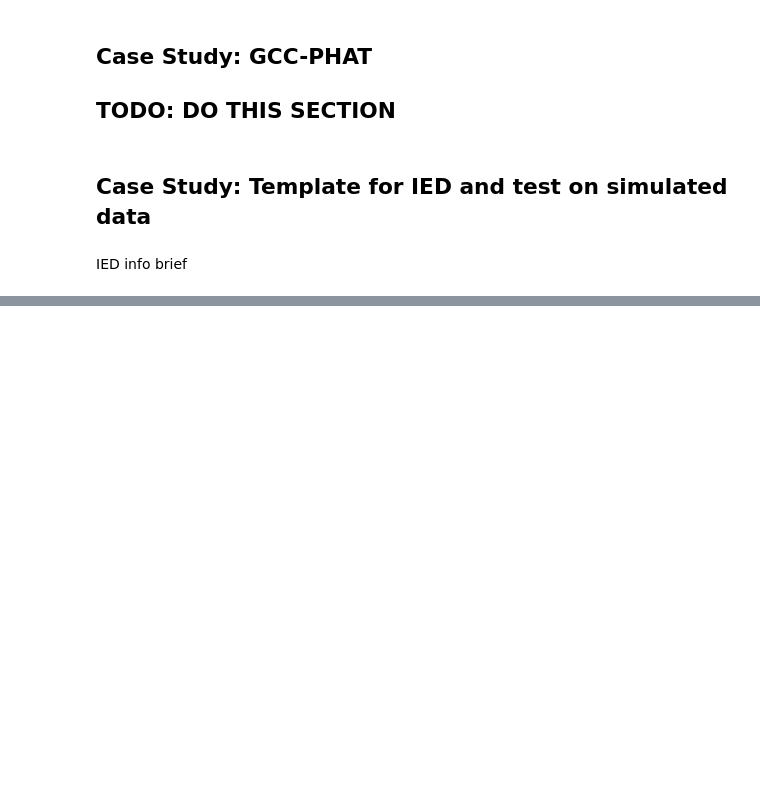
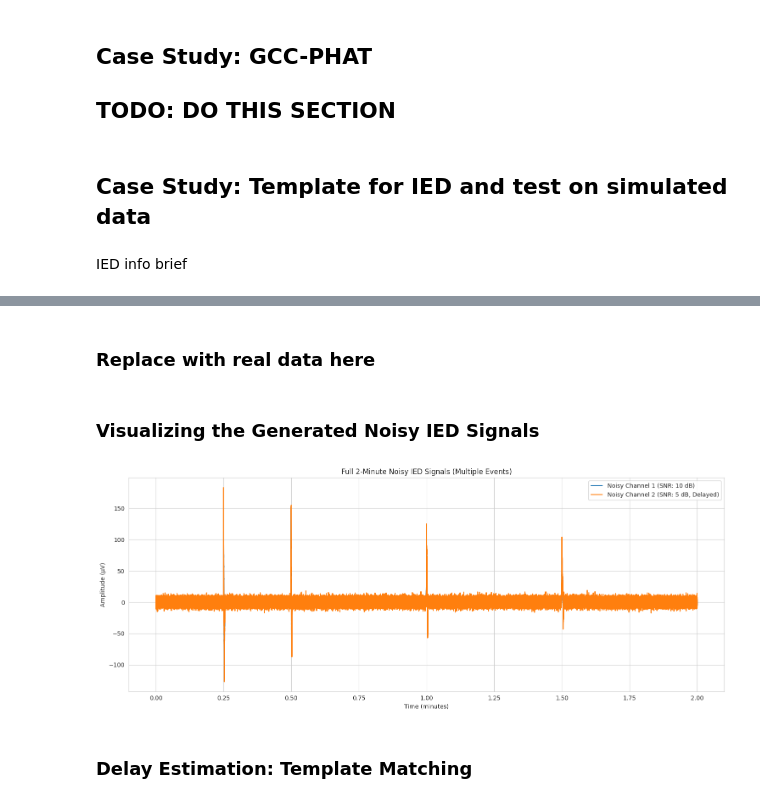
Before and after one commit to ysn9vq-gmu/rqe_tutorials, a Jupyter notebook: corr-info.ipynb, the cells around one changed output, grey strips where cells are left out. Saved outputs shown, nothing was run; the diff lists cells and outputs as text; code cells hidden in the pictures; blank space fills up the shorter version.

```diff
--- a/corr-info.ipynb
+++ b/corr-info.ipynb
@@ -1432,0 +1445,31 @@ IED info brief
+# %%
+# @title
+def add_awgn_to_signal(signal, snr_db):
+    """
+    Adds Additive White Gaussian Noise (AWGN) to a signal based on SNR.
+
+    Args:
+        signal (np.ndarray): The input signal.
+        snr_db (float): Signal-to-Noise Ratio in decibels.
+
+    Returns:
+        np.ndarray: The signal with AWGN added.
+    """
+    # Calculate signal power
+    signal_power = np.mean(signal**2)
+
+    # If signal power is zero, we can't calculate noise based on SNR relative to signal.
+    # In this case, add a small amount of fixed noise or handle as an edge case.
+    if signal_power == 0:
+        print("Warning: Signal power is zero. Adding default noise level.")
+        noise_power = 1e-6 # A small default noise power
+    else:
+        # Convert SNR from dB to linear scale
+        snr_linear = 10**(snr_db / 10)
+        # Calculate noise power
+        noise_power = signal_power / snr_linear
+
+    # Generate Gaussian noise
+    noise = np.random.normal(0, np.sqrt(noise_power), signal.shape)
+
+    return signal + noise
@@ -1432,0 +1965,2 @@ IED info brief
+# %% [markdown]
+### Replace with real data here
@@ -1432,0 +1970,20 @@ IED info brief
+# %% [markdown]
+### Visualizing the Generated Noisy IED Signals
+# %%
+import matplotlib.pyplot as plt
+
+# Plot the full 2-minute noisy IED signals
+plt.figure(figsize=(15, 6))
+plt.plot(time_ied / 60, noisy_ied_ch1, label=f'Noisy Channel 1 (SNR: {ied_snr_ch1_db} dB)')
+plt.plot(time_ied / 60, noisy_ied_ch2, label=f'Noisy Channel 2 (SNR: {ied_snr_ch2_db} dB, Delayed)')
+plt.title('Full 2-Minute Noisy IED Signals (Multiple Events)')
+plt.xlabel('Time (minutes)')
+plt.ylabel('Amplitude (µV)')
+plt.grid(True)
+plt.legend()
+plt.tight_layout()
+plt.show()
+# %% [output]
+[figure, added]
+# %% [markdown]
+### Delay Estimation: Template Matching
```
Also changed, not shown: parts of 29 cells of this notebook.
